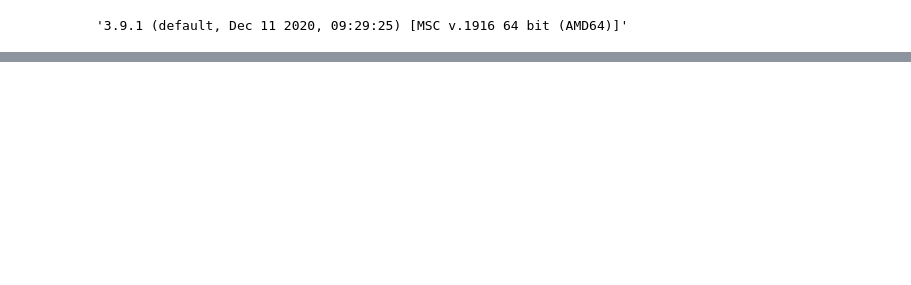
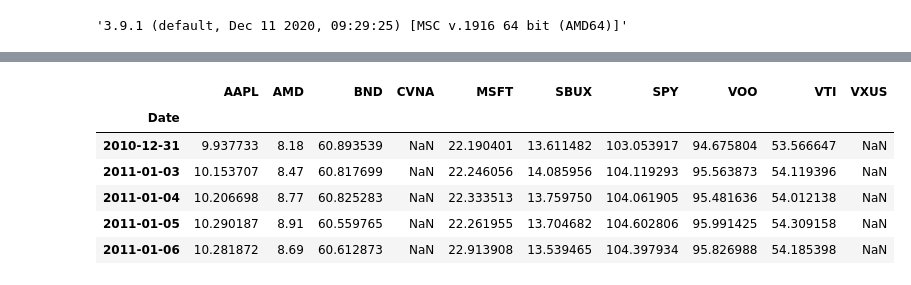
Before and after one commit to meihkv/Stock-Analyzer, a Jupyter notebook: notebooks/Performance.ipynb, the cells around one changed output, grey strips where cells are left out. Drawn from its saved outputs; the diff is of its cells as text; code cells hidden in the pictures; blank space fills up the shorter version.

```diff
--- a/notebooks/Performance.ipynb
+++ b/notebooks/Performance.ipynb
@@ -29 +17,12 @@ stocks.head()
+# %%
+adj_close = stocks['Adj Close']
+adj_close.head()
+# %% [output]
+|  | AAPL | AMD | BND | CVNA | MSFT | SBUX | SPY | VOO | VTI | VXUS |
+| Date |  |  |  |  |  |  |  |  |  |  |
+| 2010-12-31 | 9.937733 | 8.18 | 60.893539 | NaN | 22.190401 | 13.611482 | 103.053917 | 94.675804 | 53.566647 | NaN |
+| 2011-01-03 | 10.153707 | 8.47 | 60.817699 | NaN | 22.246056 | 14.085956 | 104.119293 | 95.563873 | 54.119396 | NaN |
+| 2011-01-04 | 10.206698 | 8.77 | 60.825283 | NaN | 22.333513 | 13.759750 | 104.061905 | 95.481636 | 54.012138 | NaN |
+| 2011-01-05 | 10.290187 | 8.91 | 60.559765 | NaN | 22.261955 | 13.704682 | 104.602806 | 95.991425 | 54.309158 | NaN |
+| 2011-01-06 | 10.281872 | 8.69 | 60.612873 | NaN | 22.913908 | 13.539465 | 104.397934 | 95.826988 | 54.185398 | NaN |
 # %%
```
Also changed, not shown: parts of 5 cells of this notebook, 2 other files.
